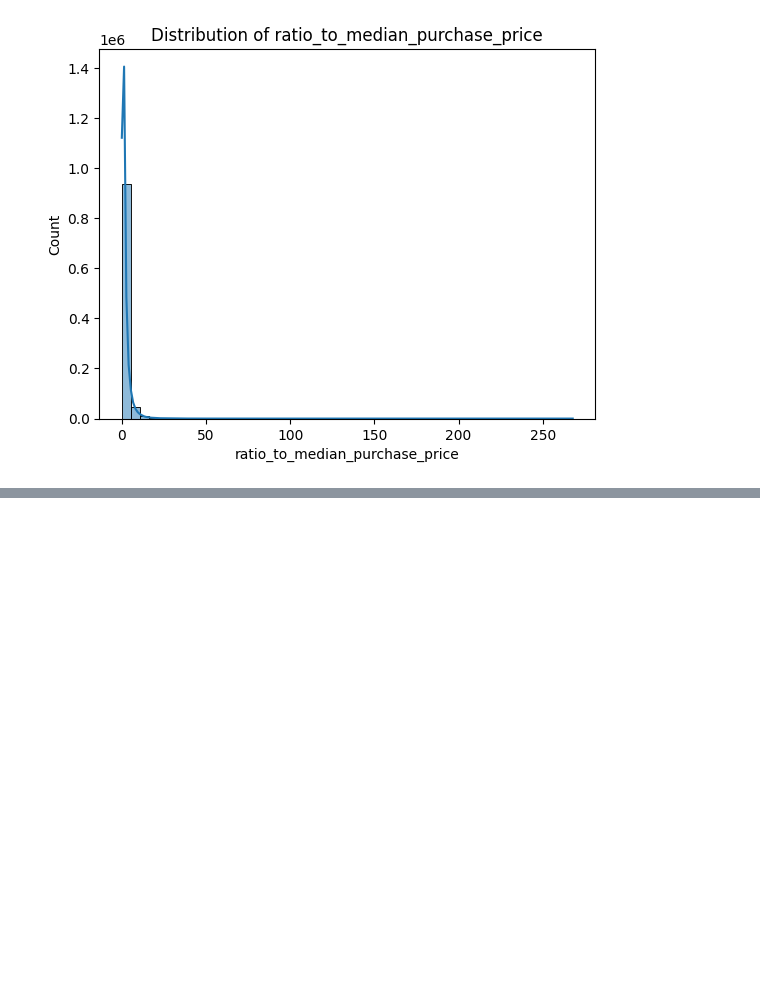
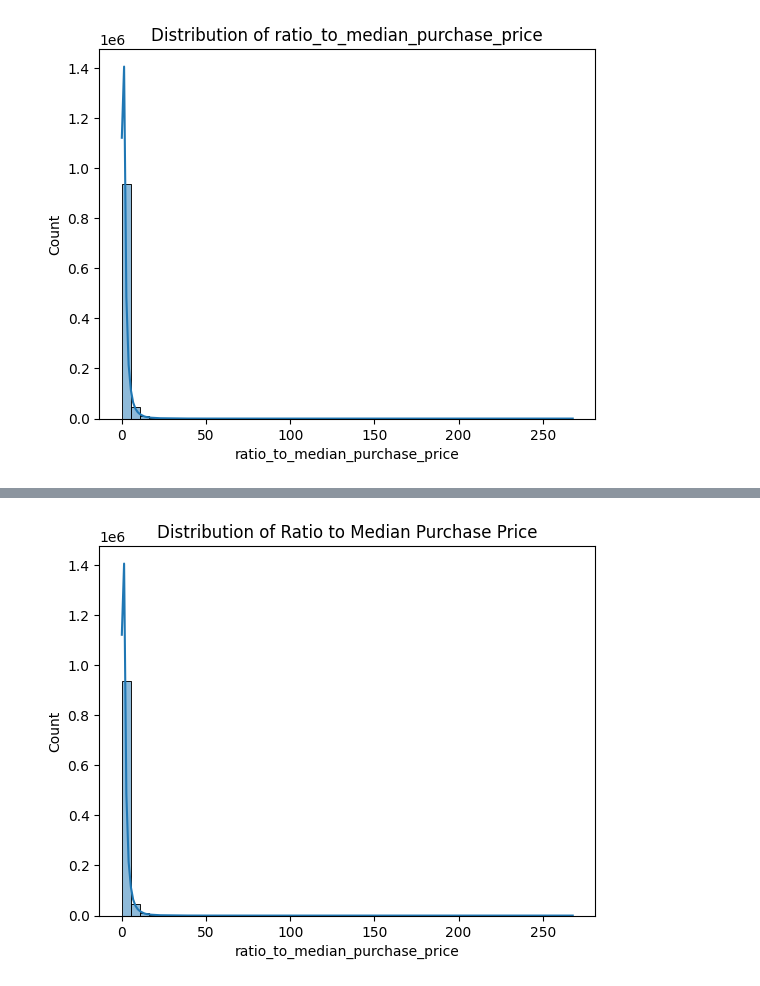
Before and after one commit to Mahaamimiii/Credit_Card_Fraud_Analysis, a Jupyter notebook: Cred_Card_Fraudipynb.ipynb, the cells around one changed output, grey strips where cells are left out. Cells and saved outputs as stored; diff of their text form; code cells hidden in the pictures; blank space fills up the shorter version.

```diff
--- a/Cred_Card_Fraudipynb.ipynb
+++ b/Cred_Card_Fraudipynb.ipynb
@@ -87,0 +90,13 @@ for col in cont_cols:
+# %%
+min_dist = df['distance_from_home'].min()
+max_dist = df['distance_from_home'].max()
+# %%
+bins = [
+    min_dist, 5, 15, 20, 30, 40, 50, 75, 100, 200, 500, max_dist
+]
+
+df['distance_bin_custom'] = pd.cut(
+    df['distance_from_home'],
+    bins=bins,
+    include_lowest=True
+)
@@ -87,0 +164,10 @@ for col in cont_cols:
+# %%
+bins = [0, 1, 5, 10, 20, 50, 100, np.inf]
+labels = ['0–1', '1–5', '5–10', '10–20', '20–50', '50–100', '100+']
+
+df['distance_from_last_transaction_bin'] = pd.cut(
+    df['distance_from_last_transaction'],
+    bins=bins,
+    labels=labels,
+    include_lowest=True
+)
@@ -87,0 +214,9 @@ for col in cont_cols:
+# %%
+import seaborn as sns
+import matplotlib.pyplot as plt
+
+sns.histplot(df['ratio_to_median_purchase_price'], bins=50, kde=True)
+plt.title("Distribution of Ratio to Median Purchase Price")
+plt.show()
+# %% [output]
+[figure, added]
```
Also changed, not shown: parts of 69 cells of this notebook.
